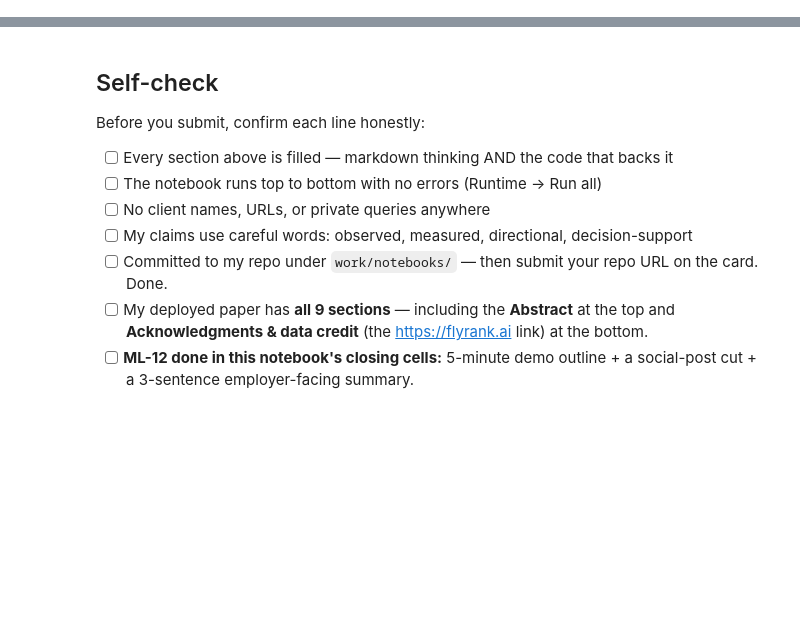
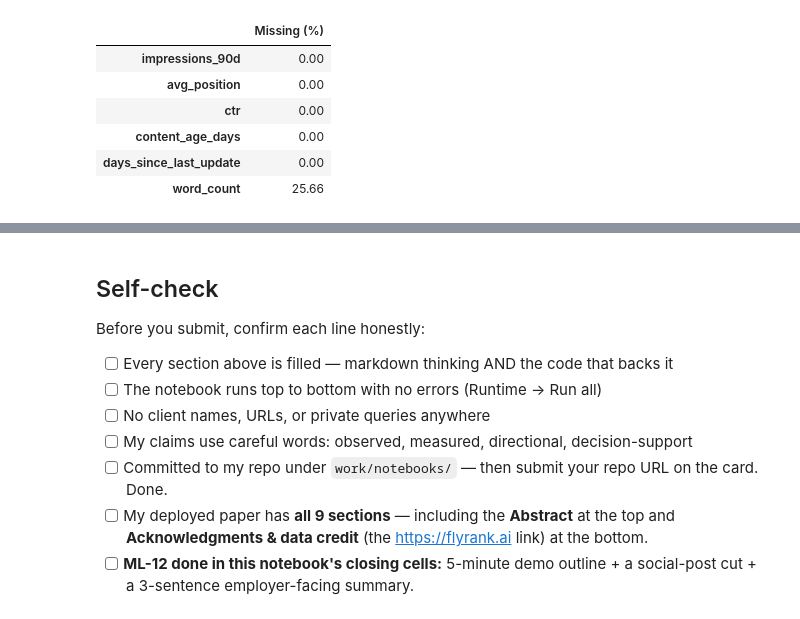
Before and after one commit to Ladinski/flyrank-ml-internship, a Jupyter notebook: work/notebooks/capstone.ipynb, the cells around one changed output, grey strips where cells are left out. Saved outputs shown, nothing was run; the diff lists cells and outputs as text; code cells hidden in the pictures; blank space fills up the shorter version.

```diff
--- a/work/notebooks/capstone.ipynb
+++ b/work/notebooks/capstone.ipynb
@@ -36,0 +181,75 @@ This skeleton is yours to fill. Work the sections **in order** — each one has
+# %%
+
+import pandas as pd
+import numpy as np
+import subprocess
+from pathlib import Path
+
+# Locate the FlyRank repository
+repo = Path("/content/flyrank-ml-internship")
+data_path = repo / "data/raw/content_refresh_anonymized.csv"
+
+# Clone the repository if necessary
+if not data_path.exists():
+    if not repo.exists():
+        subprocess.run(
+            [
+                "git", "clone", "--depth", "1",
+                "https://github.com/Ladinski/flyrank-ml-internship.git",
+                str(repo)
+            ],
+            check=True
+        )
+    else:
+        raise FileNotFoundError(
+            f"Dataset not found at {data_path}. Check the repository files."
+        )
+
+# Load the anonymized dataset
+df = pd.read_csv(data_path)
+
+# Reconstruct the observed-decline label
+df["is_declining_label"] = (
+    df["trend_direction"] == "down"
+).astype(int)
+
+# Verify the expected columns
+required_columns = MODEL_FEATURES + [
+    "client_id",
+    "trend_direction",
+    "is_declining_label"
+]
+
+missing_columns = [
+    col for col in required_columns if col not in df.columns
+]
+
+assert not missing_columns, f"Missing columns: {missing_columns}"
+
+print("DATASET VERIFICATION")
+print("-" * 40)
+print("Total pages:", len(df))
+print("Unique clients:", df["client_id"].nunique())
+print("Feature count:", len(MODEL_FEATURES))
+
+print("\nTARGET DISTRIBUTION")
+print(
+    df["is_declining_label"]
+    .value_counts()
+    .rename(index={0: "Not declining", 1: "Declining"})
+)
+
+print("\nFEATURE MISSINGNESS (%)")
+display(
+    df[MODEL_FEATURES]
+    .isna()
+    .mean()
+    .mul(100)
+    .round(2)
+    .to_frame("Missing (%)")
+)
+
+assert len(df) == 30000, "Unexpected dataset size."
+
+print("\nDataset verification passed.")
+# %% [output]
@@ -36,0 +269,7 @@ This skeleton is yours to fill. Work the sections **in order** — each one has
+|  | Missing (%) |
+| impressions_90d | 0.00 |
+| avg_position | 0.00 |
+| ctr | 0.00 |
+| content_age_days | 0.00 |
+| days_since_last_update | 0.00 |
+| word_count | 25.66 |
```
Also changed, not shown: parts of 23 cells of this notebook.
